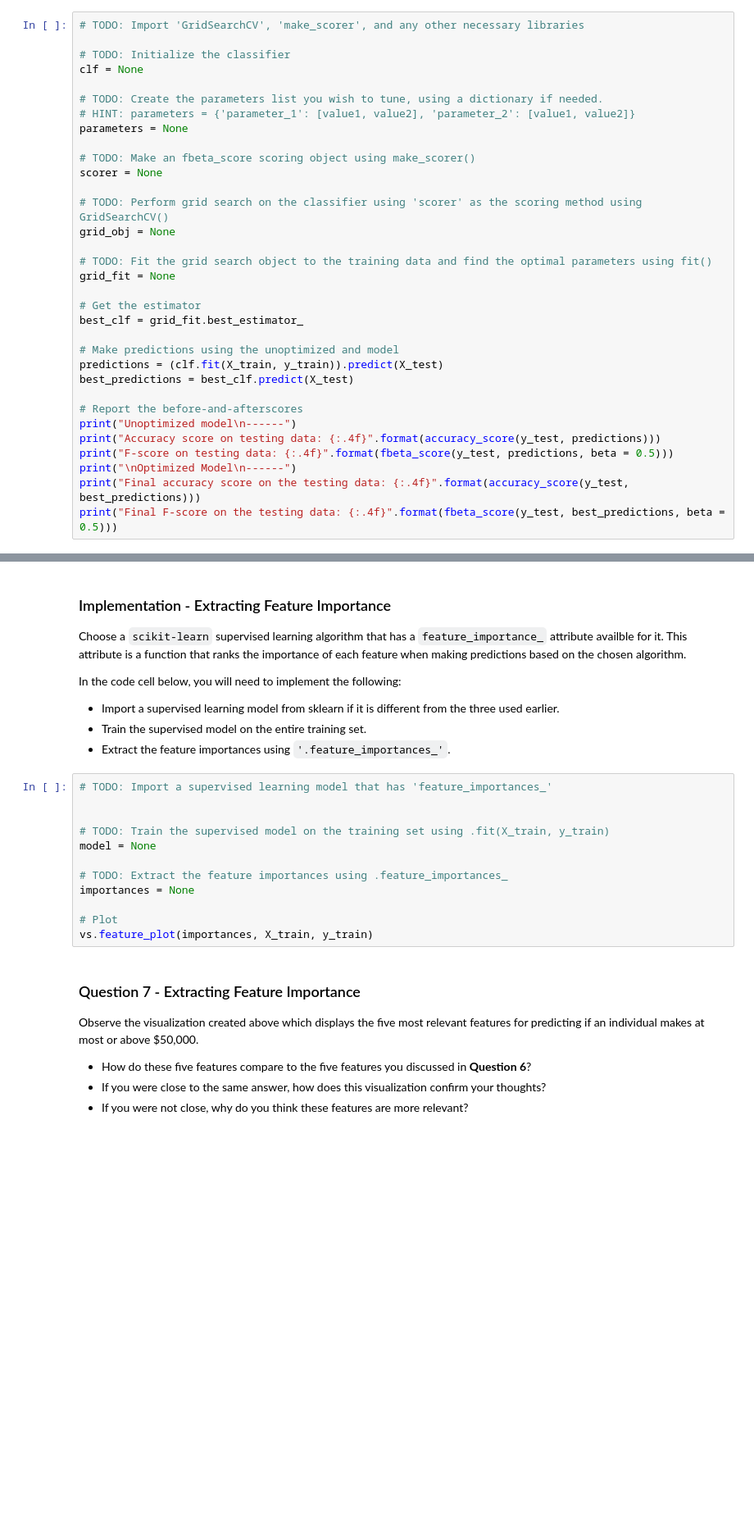
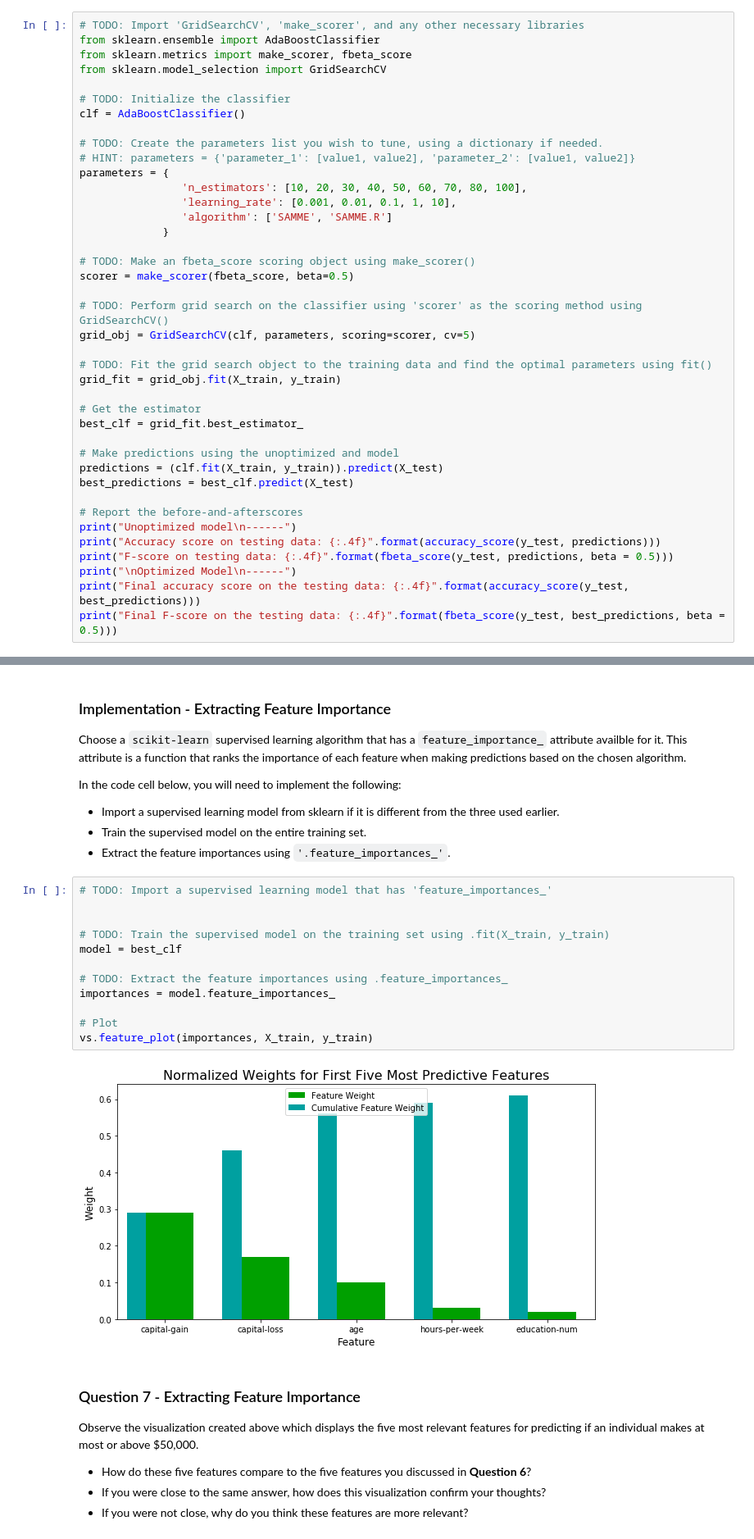
Before and after one commit to ArthurJahn/machine-learning, a Jupyter notebook: projects/finding_donors/finding_donors.ipynb, the cells around one changed output, grey strips where cells are left out. Shown at 82% size. Drawn from its saved outputs; the diff is of its cells as text; blank space fills up the shorter version.

```diff
--- a/projects/finding_donors/finding_donors.ipynb
+++ b/projects/finding_donors/finding_donors.ipynb
@@ -478,22 +482,29 @@ Fine tune the chosen model. Use grid search (`GridSearchCV`) with at least one i
 **Note:** Depending on the algorithm chosen and the parameter list, the following implementation may take some time to run!
 # %%
 # TODO: Import 'GridSearchCV', 'make_scorer', and any other necessary libraries
+from sklearn.ensemble import AdaBoostClassifier
+from sklearn.metrics import make_scorer, fbeta_score
+from sklearn.model_selection import GridSearchCV
 
 # TODO: Initialize the classifier
-clf = None
+clf = AdaBoostClassifier()
 
 # TODO: Create the parameters list you wish to tune, using a dictionary if needed.
 # HINT: parameters = {'parameter_1': [value1, value2], 'parameter_2': [value1, value2]}
-parameters = None
+parameters = {
+                'n_estimators': [10, 20, 30, 40, 50, 60, 70, 80, 100],
+                'learning_rate': [0.001, 0.01, 0.1, 1, 10],
+                'algorithm': ['SAMME', 'SAMME.R']
+             }
 
 # TODO: Make an fbeta_score scoring object using make_scorer()
-scorer = None
+scorer = make_scorer(fbeta_score, beta=0.5)
 
 # TODO: Perform grid search on the classifier using 'scorer' as the scoring method using GridSearchCV()
-grid_obj = None
+grid_obj = GridSearchCV(clf, parameters, scoring=scorer, cv=5)
 
 # TODO: Fit the grid search object to the training data and find the optimal parameters using fit()
-grid_fit = None
+grid_fit = grid_obj.fit(X_train, y_train)
 
 # Get the estimator
 best_clf = grid_fit.best_estimator_
@@ -551,15 +568,17 @@ In the code cell below, you will need to implement the following:
 # %%
 # TODO: Import a supervised learning model that has 'feature_importances_'
 
 
 # TODO: Train the supervised model on the training set using .fit(X_train, y_train)
-model = None
+model = best_clf
 
 # TODO: Extract the feature importances using .feature_importances_
-importances = None
+importances = model.feature_importances_
 
 # Plot
 vs.feature_plot(importances, X_train, y_train)
+# %% [output]
+[figure, added]
 # %% [markdown]
 ### Question 7 - Extracting Feature Importance
 
```
Also changed, not shown: parts of 15 cells of this notebook.
